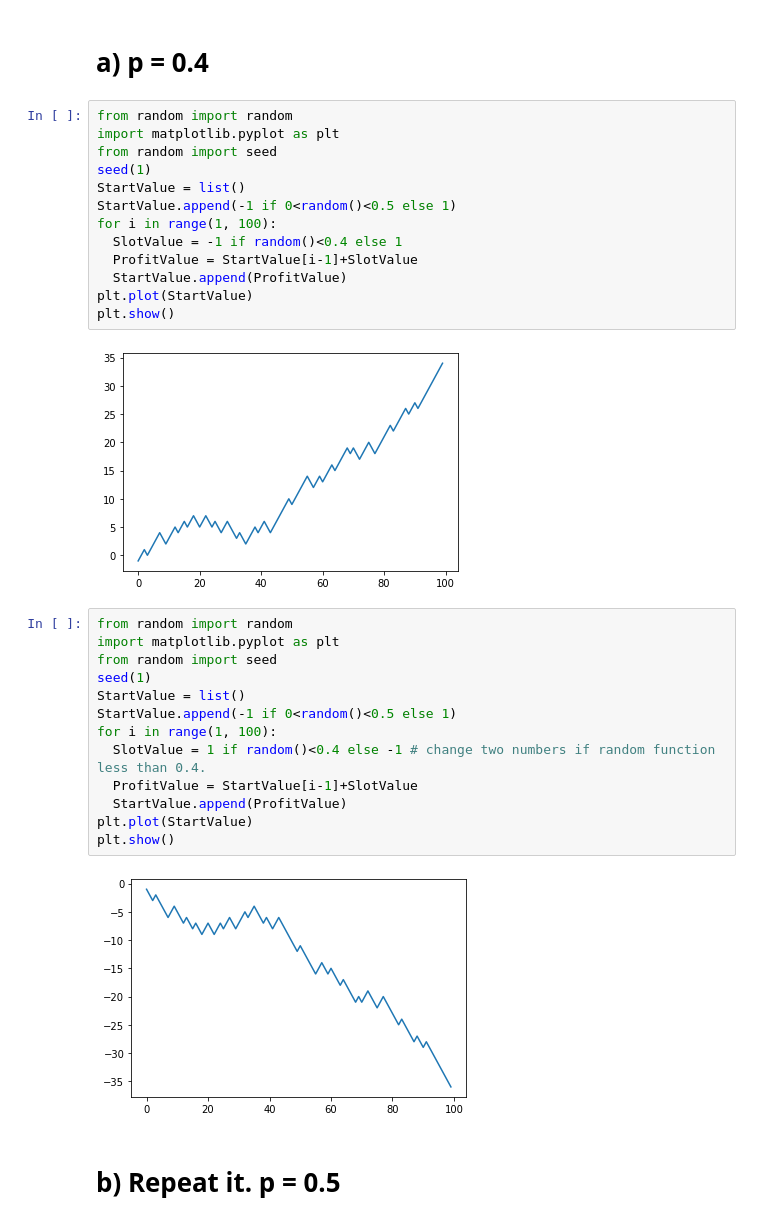
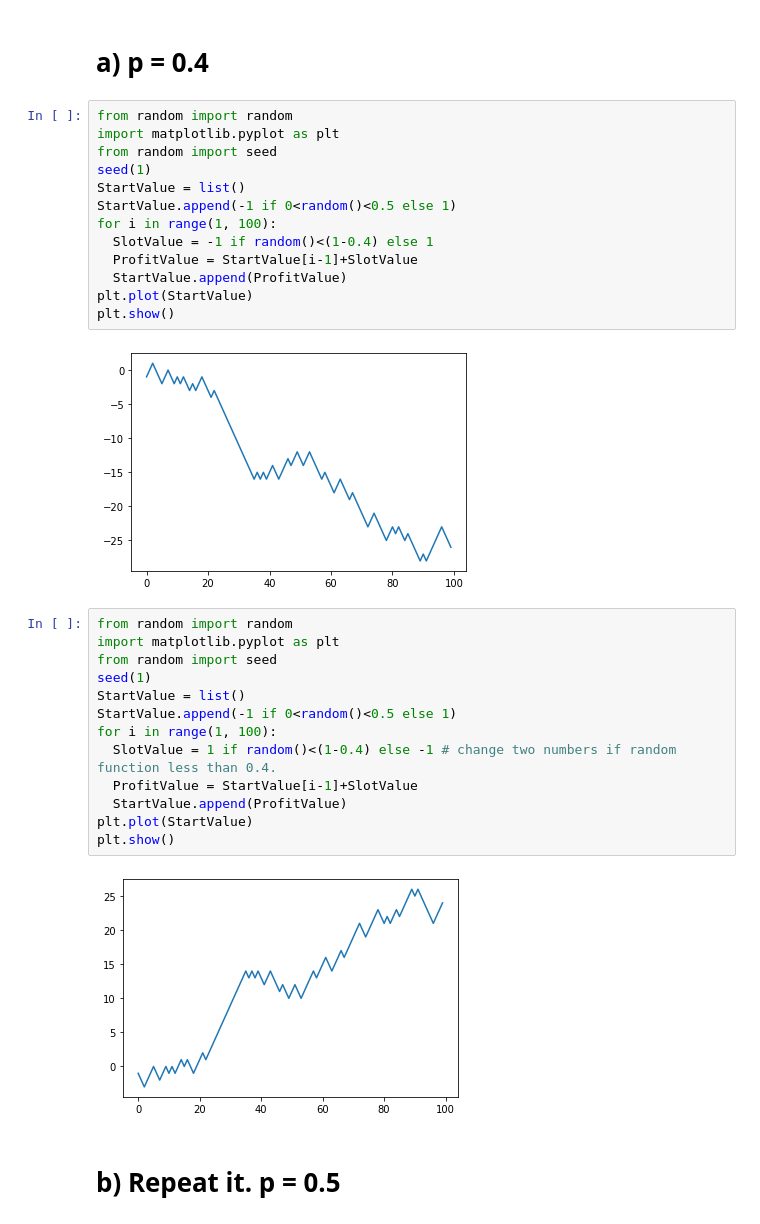
Before and after one commit to twyunting/CSC-632_Intro-to-Simulation-and-Modeling, a Jupyter notebook: project1/Project_1 from Introduction to Simulation and Modeling, CSC 432 632.ipynb, the cells around one changed output. Cells and saved outputs as stored; diff of their text form.

```diff
--- a/project1/Project_1 from Introduction to Simulation and Modeling, CSC 432 632.ipynb
+++ b/project1/Project_1 from Introduction to Simulation and Modeling, CSC 432 632.ipynb
@@ -56,28 +56,28 @@ seed(1)
 StartValue = list()
 StartValue.append(-1 if 0<random()<0.5 else 1)
 for i in range(1, 100):
-  SlotValue = -1 if random()<0.4 else 1
+  SlotValue = -1 if random()<(1-0.4) else 1
   ProfitValue = StartValue[i-1]+SlotValue
   StartValue.append(ProfitValue)
 plt.plot(StartValue)
 plt.show()
 # %% [output]
-[figure, old version]
+[figure, new version]
 # %%
 from random import random
 import matplotlib.pyplot as plt
 from random import seed
 seed(1)
 StartValue = list()
 StartValue.append(-1 if 0<random()<0.5 else 1)
 for i in range(1, 100):
-  SlotValue = 1 if random()<0.4 else -1 # change two numbers if random function less than 0.4.
+  SlotValue = 1 if random()<(1-0.4) else -1 # change two numbers if random function less than 0.4.
   ProfitValue = StartValue[i-1]+SlotValue
   StartValue.append(ProfitValue)
 plt.plot(StartValue)
 plt.show()
 # %% [output]
-[figure, old version]
+[figure, new version]
 # %% [markdown]
 # b) Repeat it. p = 0.5
 # %%
```
Also changed, not shown: parts of 2 cells of this notebook, 1 other file.
